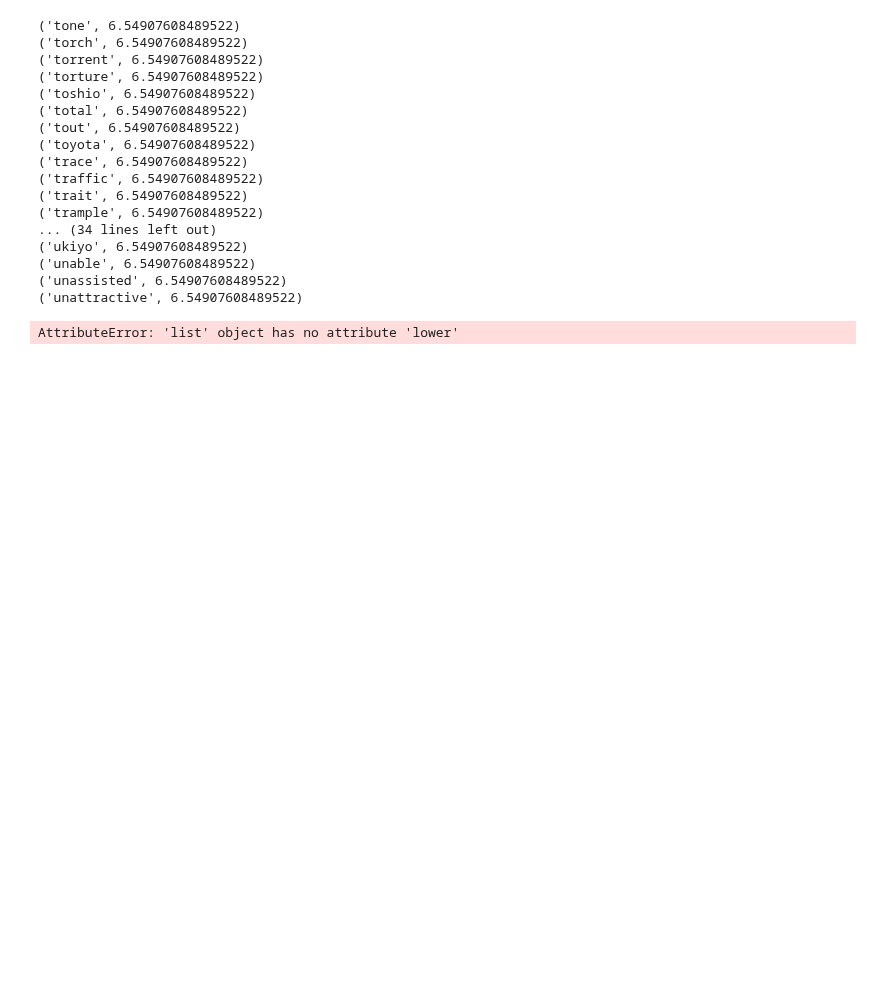
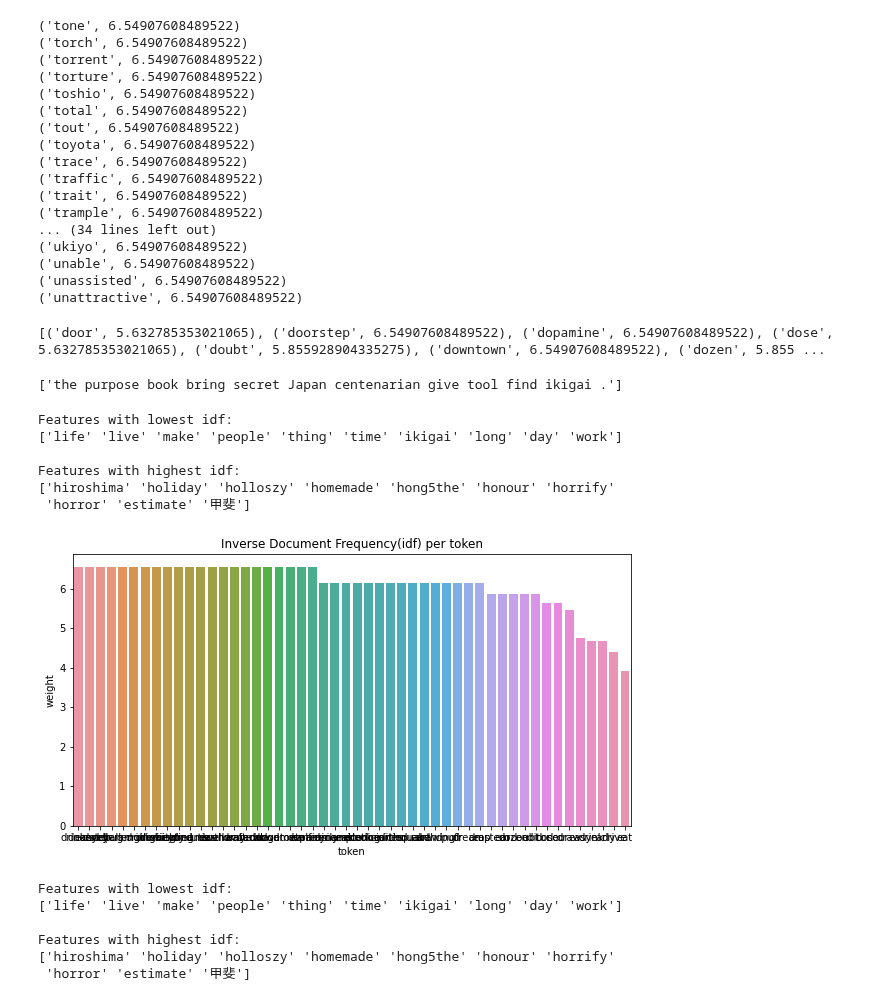
Before and after one commit to Naveen-Chaurasia/DeepLearning-POCs, a Jupyter notebook: Chat Bot-2 using deepleanring/ikigai_chatbot.ipynb, the cells around one changed output. Drawn from its saved outputs; the diff is of its cells as text; code cells hidden in the pictures; blank space fills up the shorter version.

Commit message:
added nlp_results and simialr_sentences_result

```diff
--- a/Chat Bot-2 using deepleanring/ikigai_chatbot.ipynb
+++ b/Chat Bot-2 using deepleanring/ikigai_chatbot.ipynb
@@ -253,10 +253,13 @@ vector = TfidfVectorizer(max_df=0.3,         # drop words that occur in more tha
                              norm=u'l2',     # Normalization
                              smooth_idf=True # Prevents divide-by-zero errors
                             )
-# %%
-l=[l]
-tfidf_ma = vector.fit_transform(l)
-vector.get_feature_names_out()
-# vector.vocabulary_
-# %% [output]
-AttributeError: 'list' object has no attribute 'lower'
+# %%
+medium_articles=sentence_tokens
+tfidf_ma = vector.fit_transform(medium_articles)
+# %%
+# IDF: The inverse document frequency
+idf = vector.idf_
+d_idf = dict(zip(vector.get_feature_names(), idf))
+print(list(d_idf.items())[1000:1100])
+# %% [output]
+[('door', 5.632785353021065), ('doorstep', 6.54907608489522), ('dopamine', 6.54907608489522), ('dose', 5.632785353021065), ('doubt', 5.855928904335275), ('downtown', 6.54907608489522), ('dozen', 5.855 ...
@@ -262,0 +334,62 @@ AttributeError: 'list' object has no attribute 'lower'
+# %%
+# NLP : Question & Answer
+request = 'what is the purpose of this book?'
+#request = 'same network architecture'
+#request = text_content[0]
+
+result = search(tfidf_nlp,TfidfVector, request, top_n = 1)
+#print_result(request,result,sentence_tokens)
+
+#result= find_similar(tfidf_nlp, i,  top_n = 5)
+#print(result)
+
+#print_nlp_result(request,result,sentence_tokens)
+nlp_result=get_nlp_result(request,result,sentence_tokens)
+nlp_result
+# %% [output]
+['the purpose book bring secret Japan centenarian give tool find ikigai .']
+# %%
+# get feature names
+feature_names = np.array(vector.get_feature_names())
+sorted_by_idf = np.argsort(vector.idf_)
+print("Features with lowest idf:\n{}".format(
+       feature_names[sorted_by_idf[:10]]))
+print("\nFeatures with highest idf:\n{}".format(
+       feature_names[sorted_by_idf[-10:]]))
+# %% [output]
+Features with lowest idf:
+['life' 'live' 'make' 'people' 'thing' 'time' 'ikigai' 'long' 'day' 'work']
+
+Features with highest idf:
+['hiroshima' 'holiday' 'holloszy' 'homemade' 'hong5the' 'honour' 'horrify'
+ 'horror' 'estimate' '甲斐']
+# %%
+dd= dict(itertools.islice(d_idf.items(), 1000,1050))
+# %%
+token_weight = pd.DataFrame.from_dict(dd, orient='index').reset_index()
+token_weight.columns=('token','weight')
+token_weight = token_weight.sort_values(by='weight', ascending=False)
+token_weight
+
+sns.barplot(x='token', y='weight', data=token_weight)
+plt.title("Inverse Document Frequency(idf) per token")
+fig=plt.gcf()
+fig.set_size_inches(10,5)
+plt.show()
+# %% [output]
+[figure, added]
+# %%
+# get feature names
+feature_names = np.array(vector.get_feature_names())
+sorted_by_idf = np.argsort(vector.idf_)
+print("Features with lowest idf:\n{}".format(
+       feature_names[sorted_by_idf[:10]]))
+print("\nFeatures with highest idf:\n{}".format(
+       feature_names[sorted_by_idf[-10:]]))
+# %% [output]
+Features with lowest idf:
+['life' 'live' 'make' 'people' 'thing' 'time' 'ikigai' 'long' 'day' 'work']
+
+Features with highest idf:
+['hiroshima' 'holiday' 'holloszy' 'homemade' 'hong5the' 'honour' 'horrify'
+ 'horror' 'estimate' '甲斐']
```
Also changed, not shown: parts of 4 cells of this notebook, 5 other files.
